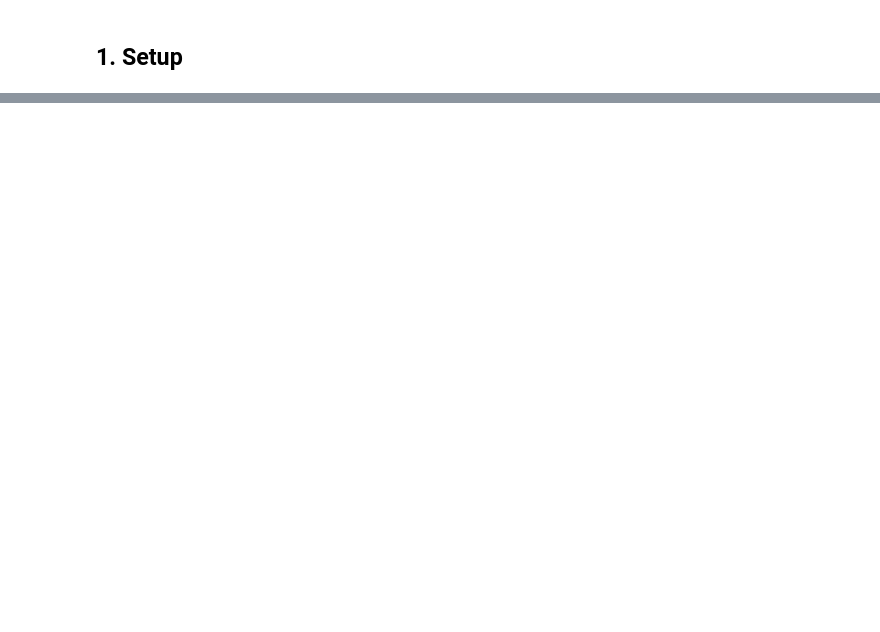
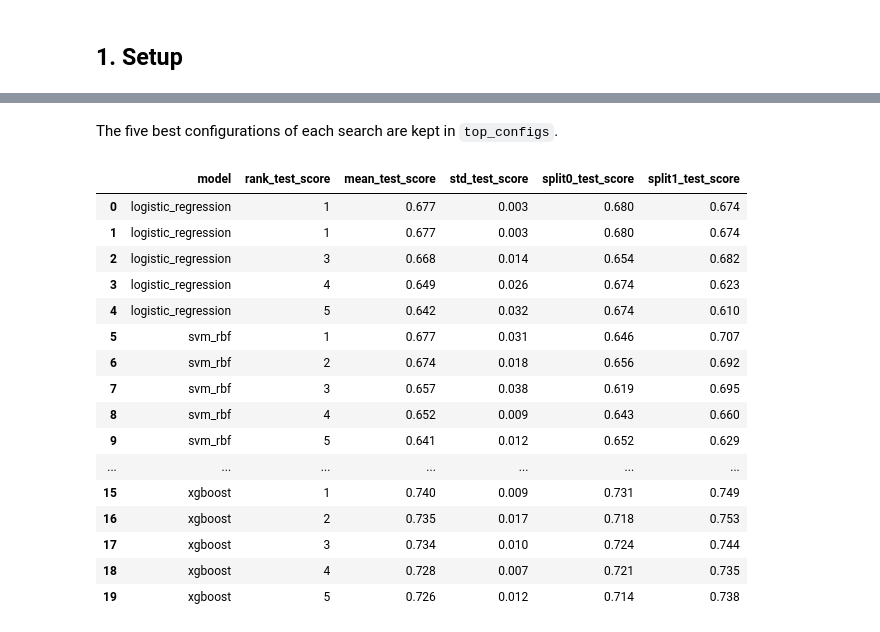
Before and after one commit to Break-Through-Tech/Sports-Analytics-1B-assessing-football-stadium-attendance-and-experience, a Jupyter notebook: notebooks/03_candidate_models.ipynb, the cells around one changed output, grey strips where cells are left out. Cells and saved outputs as stored; diff of their text form; code cells hidden in the pictures; blank space fills up the shorter version.

```diff
--- a/notebooks/03_candidate_models.ipynb
+++ b/notebooks/03_candidate_models.ipynb
@@ -790,0 +109,27 @@ season
+# %%
+N_CV_FOLDS = min(5, season_train.nunique())
+cv_splits = list(GroupKFold(n_splits=N_CV_FOLDS).split(X_train, y_train, groups=season_train))
+
+FOLD_INFO = []
+for fold, (train_idx, valid_idx) in enumerate(cv_splits, start=1):
+    fold_train = sorted(map(int, season_train.iloc[train_idx].unique()))
+    fold_valid = sorted(map(int, season_train.iloc[valid_idx].unique()))
+    if max(fold_train) < min(fold_valid):
+        direction = "forward in time"
+    elif min(fold_train) > max(fold_valid):
+        direction = "backward in time"
+    else:
+        direction = "mixed"
+    FOLD_INFO.append({"fold": fold, "train_seasons": fold_train, "validation_seasons": fold_valid, "direction": direction})
+    print(f"Fold {fold}: train on {fold_train}, validate on {fold_valid} ({direction})")
+
+FOLD_NAMES = ["+".join(map(str, info["validation_seasons"])) for info in FOLD_INFO]
+
+SCORING = {
+    "accuracy": "accuracy",
+    "balanced_accuracy": "balanced_accuracy",
+    "precision_macro": "precision_macro",
+    "recall_macro": "recall_macro",
+    "f1_macro": "f1_macro",
+    "roc_auc": "roc_auc_ovr",
+}
@@ -790,0 +320,24 @@ season
+# %% [markdown]
+The five best configurations of each search are kept in `top_configs`.
+# %%
+display(top_configs.drop(columns="params").style.format({
+    c: "{:.3f}" for c in top_configs.select_dtypes("number").columns if c != "rank_test_score"
+}))
+# %% [output]
+|  | model | rank_test_score | mean_test_score | std_test_score | split0_test_score | split1_test_score |
+| 0 | logistic_regression | 1 | 0.677 | 0.003 | 0.680 | 0.674 |
+| 1 | logistic_regression | 1 | 0.677 | 0.003 | 0.680 | 0.674 |
+| 2 | logistic_regression | 3 | 0.668 | 0.014 | 0.654 | 0.682 |
+| 3 | logistic_regression | 4 | 0.649 | 0.026 | 0.674 | 0.623 |
+| 4 | logistic_regression | 5 | 0.642 | 0.032 | 0.674 | 0.610 |
+| 5 | svm_rbf | 1 | 0.677 | 0.031 | 0.646 | 0.707 |
+| 6 | svm_rbf | 2 | 0.674 | 0.018 | 0.656 | 0.692 |
+| 7 | svm_rbf | 3 | 0.657 | 0.038 | 0.619 | 0.695 |
+| 8 | svm_rbf | 4 | 0.652 | 0.009 | 0.643 | 0.660 |
+| 9 | svm_rbf | 5 | 0.641 | 0.012 | 0.652 | 0.629 |
+| ... | ... | ... | ... | ... | ... | ... |
+| 15 | xgboost | 1 | 0.740 | 0.009 | 0.731 | 0.749 |
+| 16 | xgboost | 2 | 0.735 | 0.017 | 0.718 | 0.753 |
+| 17 | xgboost | 3 | 0.734 | 0.010 | 0.724 | 0.744 |
+| 18 | xgboost | 4 | 0.728 | 0.007 | 0.721 | 0.735 |
+| 19 | xgboost | 5 | 0.726 | 0.012 | 0.714 | 0.738 |
```
Also changed, not shown: parts of 74 cells of this notebook.
